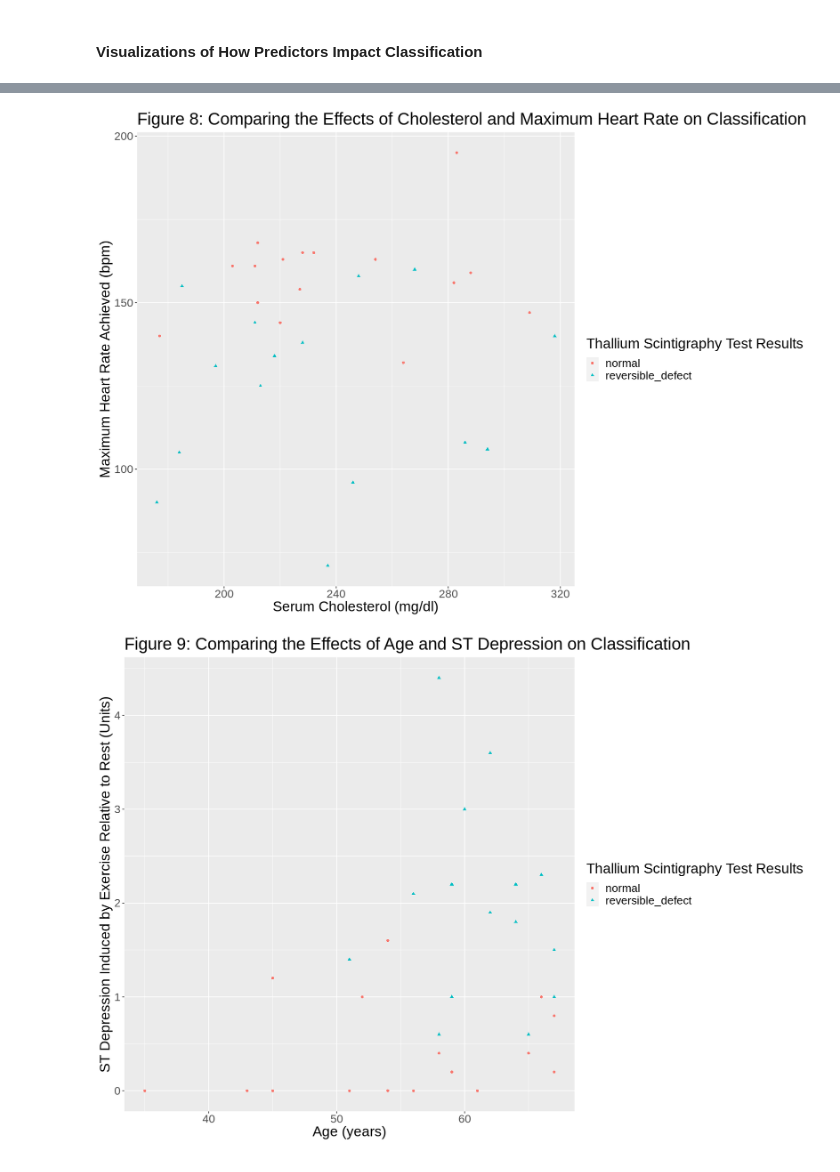
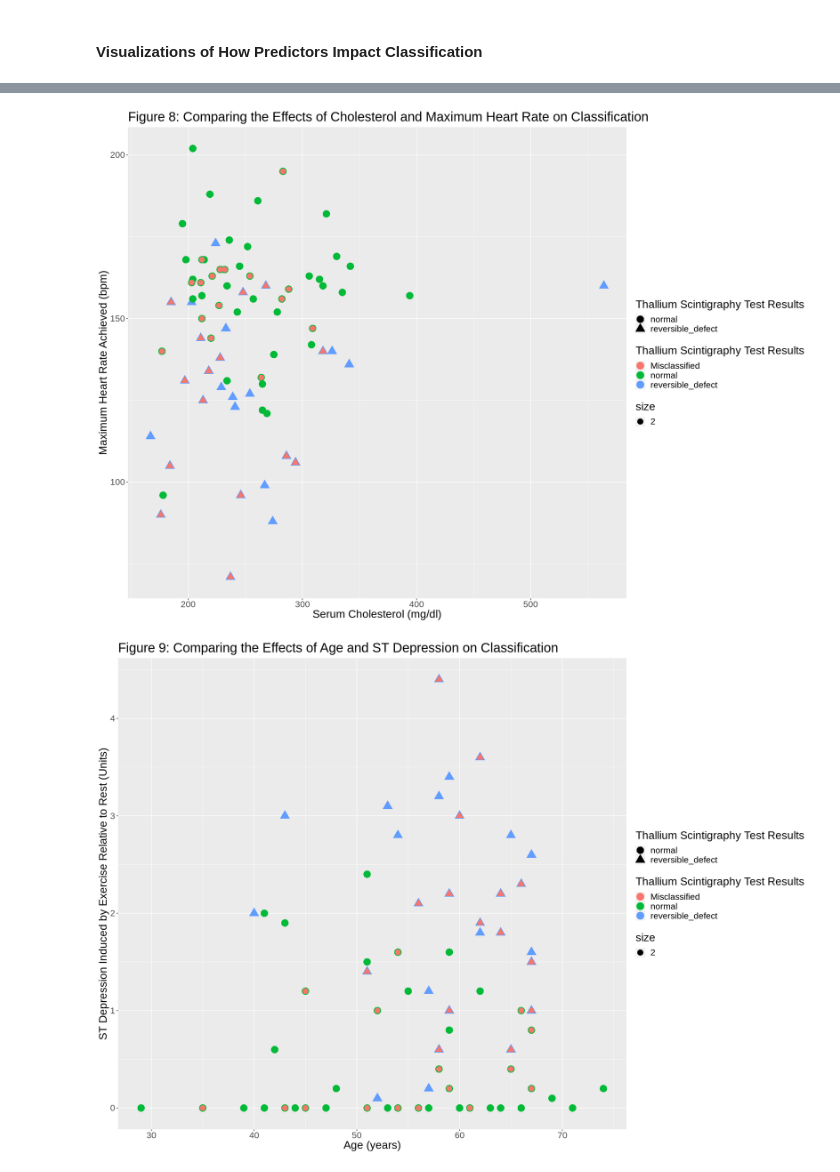
Before and after one commit to alanwake83/DSCI_group30_project, a Jupyter notebook: project_report.ipynb, the cells around one changed output, grey strips where cells are left out. Saved outputs shown, nothing was run; the diff lists cells and outputs as text; code cells hidden in the pictures.

Commit message:
Re-did visualizations

```diff
--- a/project_report.ipynb
+++ b/project_report.ipynb
@@ -390,0 +379,15 @@ misclass_plot_1_pred
+# %%
+options(repr.plot.width = 18, repr.plot.height = 13)
+cleveland_misclass <- cleveland_predictions |>
+                filter(.pred_class != thal) |>
+                mutate(misclassified = .pred_class)
+
+misclass_plot_1_pred <- ggplot(cleveland_predictions, aes(x = age, y = trestbps, color = .pred_class, shape = .pred_class)) +
+                geom_point(size = 7) +
+                geom_point(data = cleveland_misclass, aes(x = age, y = trestbps, color = 'Misclassified', size = 2)) +
+                labs(x = "Age (years)", y = "Resting Blood Pressure on Admission to Hospital (mmHg)",
+                     title = "Figure 7: Comparing the Effects of Age and Resting Blood Pressure on Classification",
+                     color = "Thallium Scintigraphy Test Results", shape = "Thallium Scintigraphy Test Results") +
+                theme(text = element_text(size = 20))
+
+misclass_plot_1_pred
@@ -391,20 +396,22 @@ misclass_plot_1_pred
 # %%
-misclass_plot_2_pred <- ggplot(cleveland_misclass, aes(x = chol, y = thalach, color = .pred_class, shape = .pred_class)) +
-                geom_point() +
+misclass_plot_2_pred <- ggplot(cleveland_predictions, aes(x = chol, y = thalach, color = .pred_class, shape = .pred_class)) +
+                geom_point(size = 6) +
+                geom_point(data = cleveland_misclass, aes(x = chol, y = thalach, color = 'Misclassified', size = 2)) +
                 labs(x = "Serum Cholesterol (mg/dl)", y = "Maximum Heart Rate Achieved (bpm)",
                      title = "Figure 8: Comparing the Effects of Cholesterol and Maximum Heart Rate on Classification",
                      color = "Thallium Scintigraphy Test Results", shape = "Thallium Scintigraphy Test Results") +
                 theme(text = element_text(size = 20))
 misclass_plot_2_pred
 # %% [output]
-[figure, old version]
+[figure, new version]
 # %%
-misclass_plot_3_pred <- ggplot(cleveland_misclass, aes(x = age, y = oldpeak, color = .pred_class, shape = .pred_class)) +
-                geom_point() +
+misclass_plot_3_pred <- ggplot(cleveland_predictions, aes(x = age, y = oldpeak, color = .pred_class, shape = .pred_class)) +
+                geom_point(size = 6) +
+                geom_point(data = cleveland_misclass, aes(x = age, y = oldpeak, color = 'Misclassified', size = 2)) +
                 labs(x = "Age (years)", y = "ST Depression Induced by Exercise Relative to Rest (Units)",
                      title = "Figure 9: Comparing the Effects of Age and ST Depression on Classification",
                      color = "Thallium Scintigraphy Test Results", shape = "Thallium Scintigraphy Test Results") +
                 theme(text = element_text(size = 20))
 misclass_plot_3_pred
 # %% [output]
-[figure, old version]
+[figure, new version]
```
Also changed, not shown: parts of 4 cells of this notebook.
